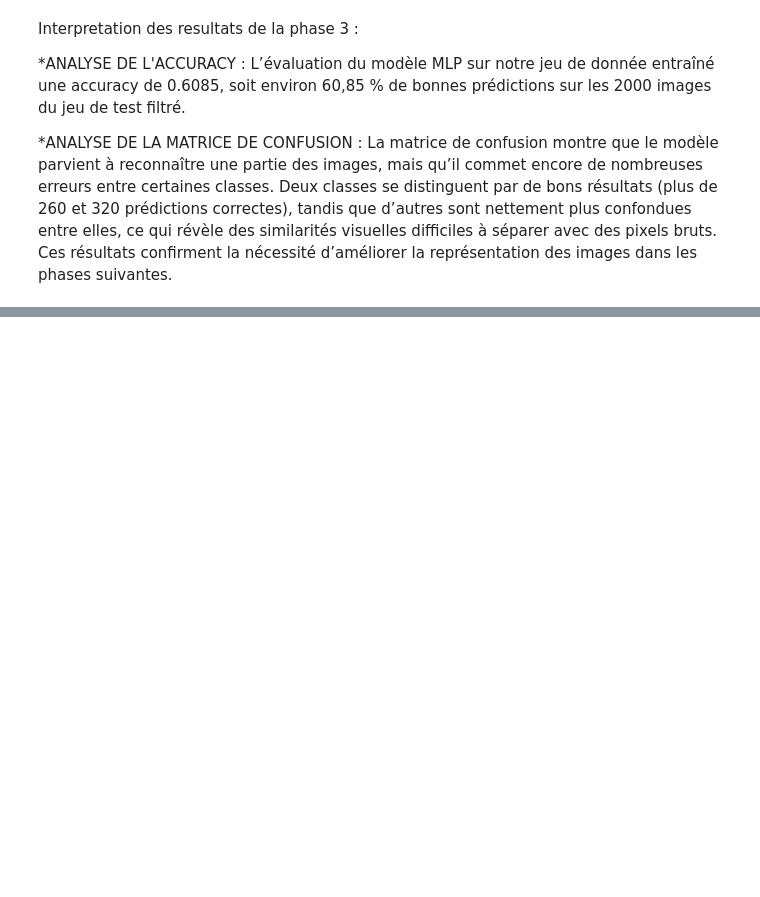
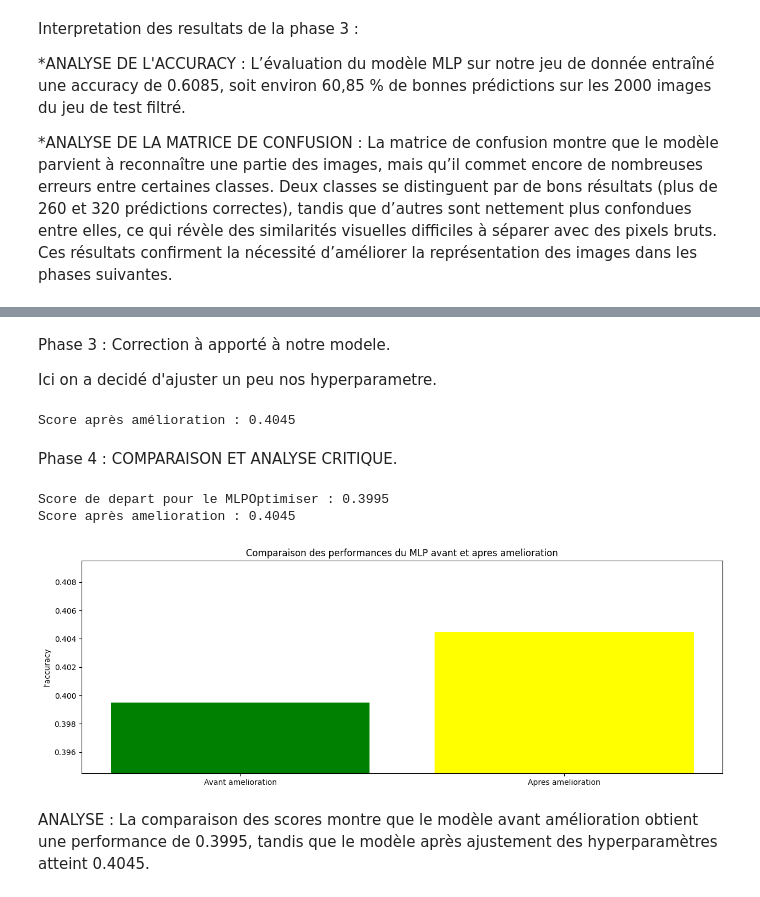
Before and after one commit to bag-hub/projetIA, a Jupyter notebook: projet.ipynb, the cells around one changed output, grey strips where cells are left out. Cells and saved outputs as stored; diff of their text form; code cells hidden in the pictures; blank space fills up the shorter version.

```diff
--- a/projet.ipynb
+++ b/projet.ipynb
@@ -472,0 +534,38 @@ for i in range(matrice.shape[0]):
+# %% [markdown]
+Phase 3 : Correction à apporté à notre modele.
+
+Ici on a decidé d'ajuster un peu nos hyperparametre.
+# %%
+parametres = {'modele__hidden_layer_sizes': [(50,), (100,), (150,)],
+              'modele__activation': ['relu', 'tanh']}
+
+grille_mlp = GridSearchCV(modeleMLP, parametres, cv = 3 )
+
+grille_mlp.fit(F_train, regroup_label)
+modele_ameliore = grille_mlp.best_estimator_
+
+score_ameliore = modele_ameliore.score(F_test, y_test)
+print("Score après amélioration :", score_ameliore)
+# %% [output]
+Score après amélioration : 0.4045
+# %% [markdown]
+Phase 4 : COMPARAISON ET ANALYSE CRITIQUE.
+# %%
+print("Score de depart pour le MLPOptimiser :", score_mlp)
+print("Score après amelioration :", score_ameliore)
+
+scores = [score_mlp, score_ameliore]
+labels = ['Avant amelioration', 'Apres amelioration']
+
+plt.figure(figsize=(15,5))
+plt.bar(labels, scores, color=['green', 'yellow'])
+plt.ylabel("l'accuracy")
+plt.title("Comparaison des performances du MLP avant et apres amelioration")
+plt.ylim(min(scores) - 0.005, max(scores) + 0.005)
+plt.show()
+# %% [output]
+Score de depart pour le MLPOptimiser : 0.3995
+Score après amelioration : 0.4045
+[figure, added]
+# %% [markdown]
+ANALYSE : La comparaison des scores montre que le modèle avant amélioration obtient une performance de 0.3995, tandis que le modèle après ajustement des hyperparamètres atteint 0.4045.
```
Also changed, not shown: parts of 21 cells of this notebook, 1 other file.
